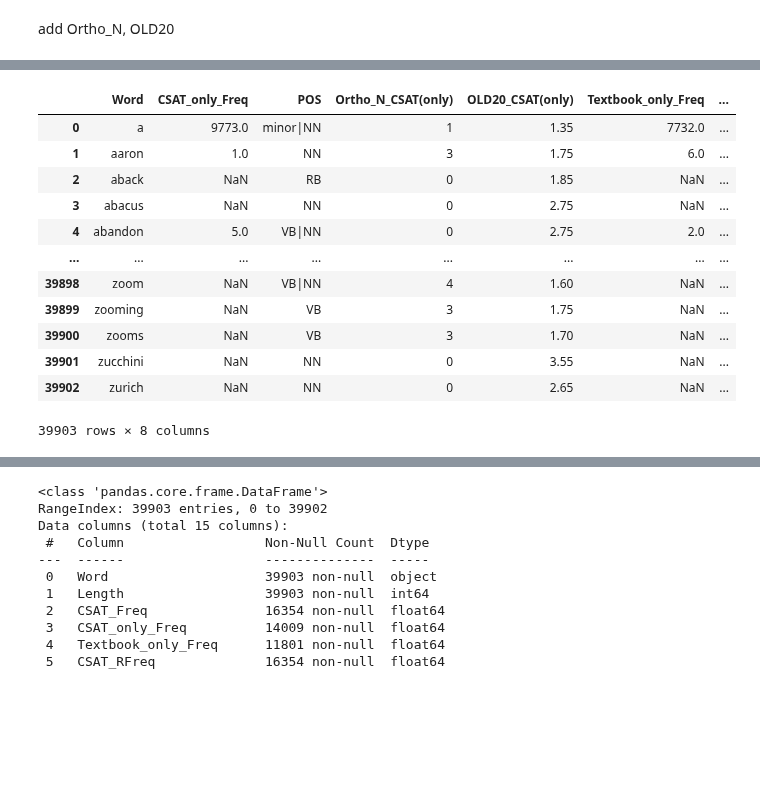
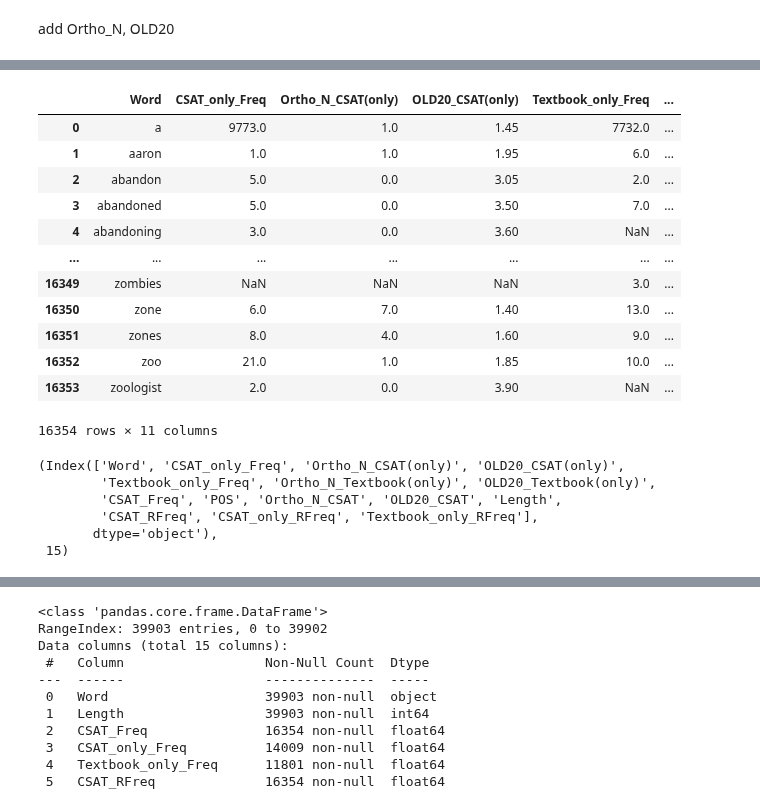
Before and after one commit to irregular6612/english-corpus-comparison, a Jupyter notebook: src/notebooks/corpus_merging.ipynb, the cells around one changed output, grey strips where cells are left out. Cells and saved outputs as stored; diff of their text form; code cells hidden in the pictures; blank space fills up the shorter version.

```diff
--- a/src/notebooks/corpus_merging.ipynb
+++ b/src/notebooks/corpus_merging.ipynb
@@ -681,17 +686,17 @@ CSAT_vs_Textbook_df
 # %%
-CSAT_vs_Textbook_df = pd.merge(CSAT_only_POS_df, textbook_only_POS_df, on='Word', how='outer').drop(columns=['POS_y']).rename(columns={'POS_x': 'POS'})
-CSAT_vs_Textbook_df
+CSAT_df = pd.merge(pd.merge(CSAT_only_POS_df.drop(columns=['POS']), textbook_only_POS_df, on='Word', how='outer').drop(columns=['POS']), CSAT_POS_df, on='Word', how='outer')
+CSAT_df
 # %% [output]
-|  | Word | CSAT_only_Freq | POS | Ortho_N_CSAT(only) | OLD20_CSAT(only) | Textbook_only_Freq | ... |
-| 0 | a | 9773.0 | minor|NN | 1 | 1.35 | 7732.0 | ... |
-| 1 | aaron | 1.0 | NN | 3 | 1.75 | 6.0 | ... |
-| 2 | aback | NaN | RB | 0 | 1.85 | NaN | ... |
-| 3 | abacus | NaN | NN | 0 | 2.75 | NaN | ... |
-| 4 | abandon | 5.0 | VB|NN | 0 | 2.75 | 2.0 | ... |
-| ... | ... | ... | ... | ... | ... | ... | ... |
-| 39898 | zoom | NaN | VB|NN | 4 | 1.60 | NaN | ... |
-| 39899 | zooming | NaN | VB | 3 | 1.75 | NaN | ... |
-| 39900 | zooms | NaN | VB | 3 | 1.70 | NaN | ... |
-| 39901 | zucchini | NaN | NN | 0 | 3.55 | NaN | ... |
-| 39902 | zurich | NaN | NN | 0 | 2.65 | NaN | ... |
+|  | Word | CSAT_only_Freq | Ortho_N_CSAT(only) | OLD20_CSAT(only) | Textbook_only_Freq | ... |
+| 0 | a | 9773.0 | 1.0 | 1.45 | 7732.0 | ... |
+| 1 | aaron | 1.0 | 1.0 | 1.95 | 6.0 | ... |
+| 2 | abandon | 5.0 | 0.0 | 3.05 | 2.0 | ... |
+| 3 | abandoned | 5.0 | 0.0 | 3.50 | 7.0 | ... |
+| 4 | abandoning | 3.0 | 0.0 | 3.60 | NaN | ... |
+| ... | ... | ... | ... | ... | ... | ... |
+| 16349 | zombies | NaN | NaN | NaN | 3.0 | ... |
+| 16350 | zone | 6.0 | 7.0 | 1.40 | 13.0 | ... |
+| 16351 | zones | 8.0 | 4.0 | 1.60 | 9.0 | ... |
+| 16352 | zoo | 21.0 | 1.0 | 1.85 | 10.0 | ... |
+| 16353 | zoologist | 2.0 | 0.0 | 3.90 | NaN | ... |
-39903 rows × 8 columns
+16354 rows × 11 columns
@@ -697,0 +709,9 @@ CSAT_vs_Textbook_df
+# %%
+CSAT_df.columns, len(CSAT_df.columns)
+# %% [output]
+(Index(['Word', 'CSAT_only_Freq', 'Ortho_N_CSAT(only)', 'OLD20_CSAT(only)',
+        'Textbook_only_Freq', 'Ortho_N_Textbook(only)', 'OLD20_Textbook(only)',
+        'CSAT_Freq', 'POS', 'Ortho_N_CSAT', 'OLD20_CSAT', 'Length',
+        'CSAT_RFreq', 'CSAT_only_RFreq', 'Textbook_only_RFreq'],
+       dtype='object'),
+ 15)
```
Also changed, not shown: parts of 29 cells of this notebook, 3 other files.
